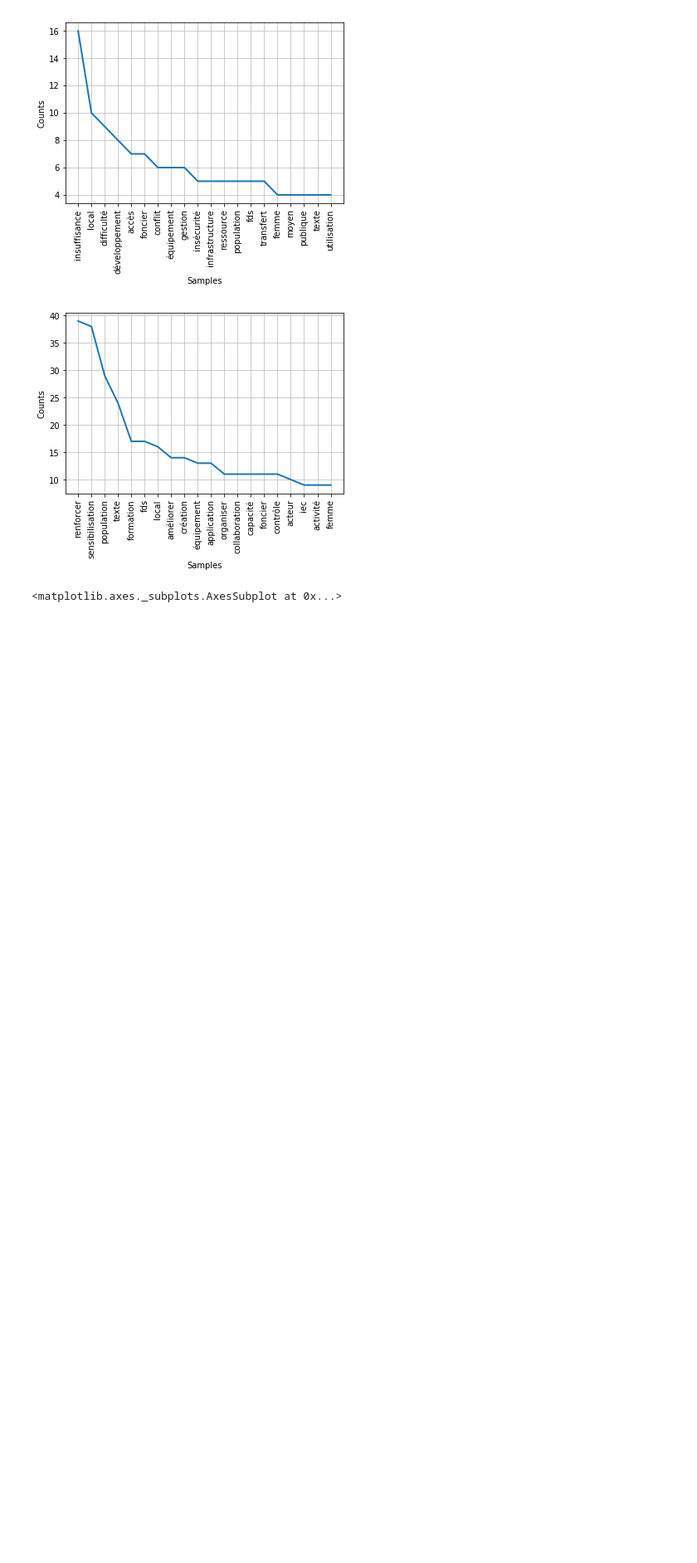
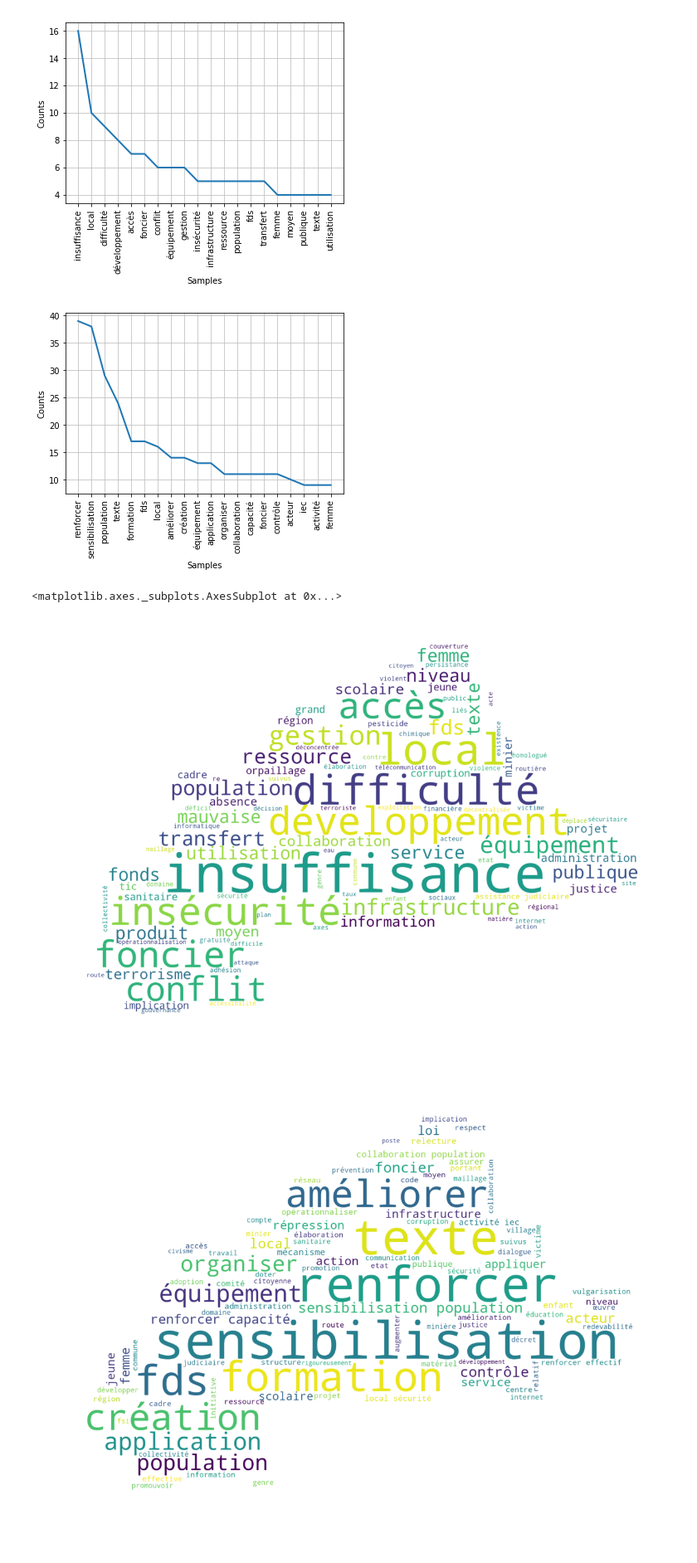
Before and after one commit to lingani/Cocreation-PAN2-Burkina-Faso, a Jupyter notebook: cocreation.ipynb, the cells around one changed output. Shown: that part at 83% size. Drawn from its saved outputs; the diff is of its cells as text; code cells hidden in the pictures; blank space fills up the shorter version.

```diff
--- a/cocreation.ipynb
+++ b/cocreation.ipynb
@@ -208,28 +208,31 @@ freq_solutions.plot(20, cumulative=False)
 # %%
 # Création de nuages de mots sur les consultations en régions
 import os
 import re
 from PIL import Image
 from os import path
 import numpy as np
 from wordcloud import WordCloud, STOPWORDS
 import matplotlib.pyplot as plt
 def makeImage(text):
     alice_mask = np.array(Image.open("bf9.jpg"))
 
     wc = WordCloud(background_color="white", max_words=100, mask=alice_mask)
     # generate word cloud
     wc.generate(text)
 
     # show
     plt.figure(figsize=(15,15), dpi=100)
     plt.imshow(wc, interpolation="bilinear")
     plt.axis("off")
     plt.show()
 
 
 texte_problemes = " ".join(cleaned_tokens_problemes)
 texte_solutions = " ".join(cleaned_tokens_solutions)
 
-# makeImage(texte_problemes.decode("utf-8")) # un-comment to see the wordcloud for problems
-# makeImage(texte_solutions.decode("utf-8")) # un-comment to see the wordcloud for solutions
+makeImage(texte_problemes.decode("utf-8")) # un-comment to see the wordcloud for problems
+makeImage(texte_solutions.decode("utf-8")) # un-comment to see the wordcloud for solutions
+# %% [output]
+[figure, added]
+[figure, added]
```
Also changed, not shown: parts of 2 cells of this notebook.
